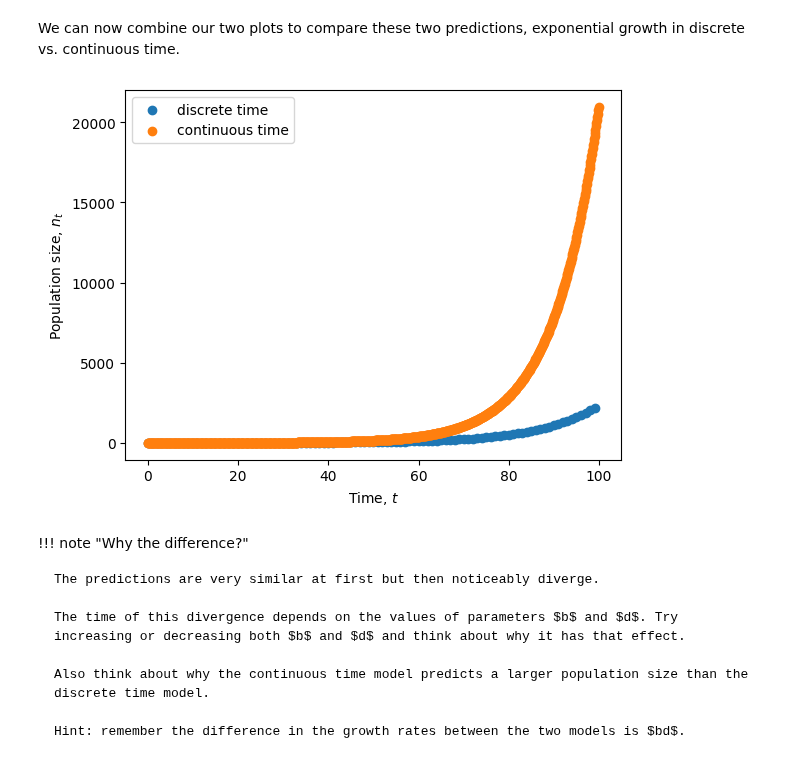
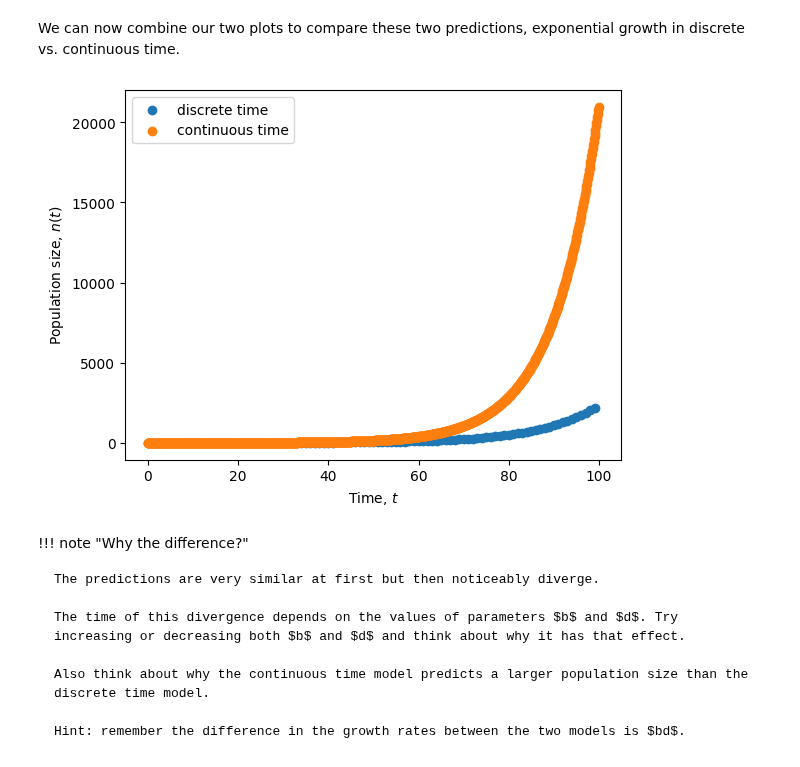
Before and after one commit to osmond-lab/eeb314, a Jupyter notebook: notebooks/lectures/lecture-03.ipynb, the cells around one changed output. Saved outputs shown, nothing was run; the diff lists cells and outputs as text; code cells hidden in the pictures.

```diff
--- a/notebooks/lectures/lecture-03.ipynb
+++ b/notebooks/lectures/lecture-03.ipynb
@@ -145,14 +145,14 @@ We can now combine our two plots to compare these two predictions, exponential g
 # %%
 # Plot growth
 fig, ax = plt.subplots()
 ax.scatter(np.arange(0, 100), nd, label='discrete time') #plot population size at each time
 ax.scatter(np.arange(0, 100, dt), nc, label='continuous time') #plot population size at each time
 ax.set_xlabel('Time, $t$')
-ax.set_ylabel('Population size, $n_t$')
+ax.set_ylabel('Population size, $n(t)$')
 plt.legend()
 plt.show()
 # %% [output]
-[figure, old version]
+[figure, new version]
 # %% [markdown]
 !!! note "Why the difference?"
 
```
Also changed, not shown: parts of 11 cells of this notebook, 23 other files.
